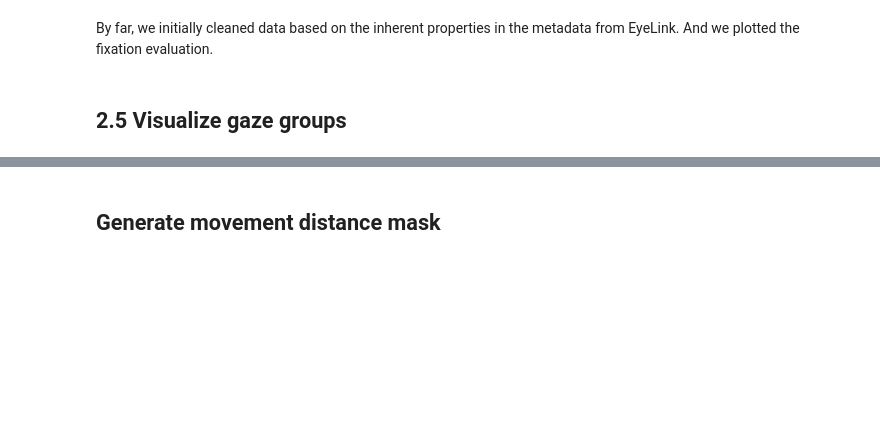
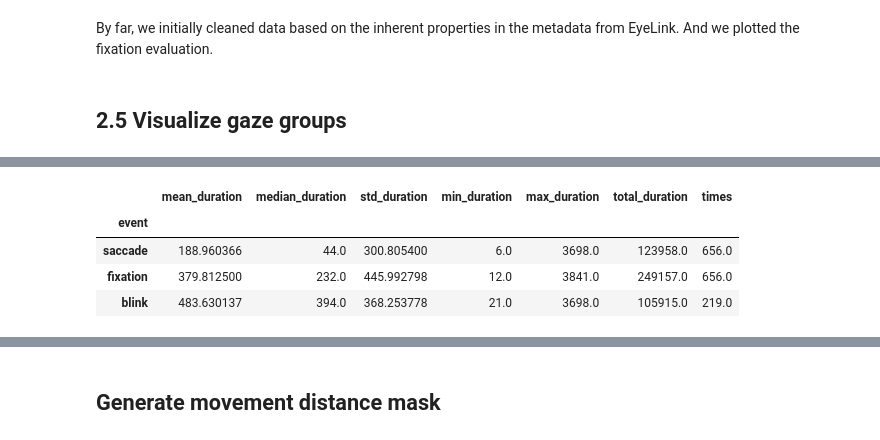
Before and after one commit to Evelyn92/hcph-sops-fork, a Jupyter notebook: code/mreye2p0_fixed/S2_et_notebook.ipynb, the cells around one changed output, grey strips where cells are left out. Saved outputs shown, nothing was run; the diff lists cells and outputs as text; code cells hidden in the pictures; blank space fills up the shorter version.

Commit message:
add stat info

```diff
--- a/code/mreye2p0_fixed/S2_et_notebook.ipynb
+++ b/code/mreye2p0_fixed/S2_et_notebook.ipynb
@@ -580,0 +581,98 @@ By far, we initially cleaned data based on the inherent properties in the metada
+# %%
+def to_builtin(value):
+    if isinstance(value, dict):
+        return {k: to_builtin(v) for k, v in value.items()}
+    if isinstance(value, list):
+        return [to_builtin(v) for v in value]
+    if isinstance(value, tuple):
+        return tuple(to_builtin(v) for v in value)
+    if isinstance(value, np.generic):
+        return value.item()
+    return value
+
+
+def identify_start_end_event(df, events):
+    event_dict = {}
+    df = df.reset_index(drop=True).copy()
+
+    for event in events:
+        if event not in df.columns:
+            raise KeyError(f"Missing event column: {event}")
+
+        event_shift = f"{event}_shift"
+        event_change = f"{event}_change"
+
+        df[event_shift] = df[event].shift(1, fill_value=0)
+        df[event_change] = df[event] - df[event_shift]
+
+        event_starts = df.index[df[event_change] == 1].tolist()
+        event_ends = df.index[df[event_change] == -1].tolist()
+
+        if len(event_starts) > len(event_ends) and int(df[event].iloc[-1]) == 1:
+            event_ends.append(df.index[-1])
+
+        event_durations = [end - start + 1 for start, end in zip(event_starts, event_ends)]
+        event_dict[f"num_{event}"] = len(event_starts)
+        event_dict[f"{event}_durations"] = event_durations
+
+    return event_dict
+
+
+def cal_event_stat(event_duration):
+    event_duration = np.asarray(event_duration)
+    if event_duration.size == 0:
+        return {
+            'mean_duration': np.nan,
+            'median_duration': np.nan,
+            'std_duration': np.nan,
+            'min_duration': np.nan,
+            'max_duration': np.nan,
+            'total_duration': 0,
+            'times': 0,
+        }
+
+    return {
+        'mean_duration': float(np.mean(event_duration)),
+        'median_duration': float(np.median(event_duration)),
+        'std_duration': float(np.std(event_duration)),
+        'min_duration': int(np.min(event_duration)),
+        'max_duration': int(np.max(event_duration)),
+        'total_duration': int(np.sum(event_duration)),
+        'times': int(len(event_duration)),
+    }
+
+
+events = ['saccade', 'fixation', 'blink']
+subject_event_dict = identify_start_end_event(coor_recording_LIBRE, events)
+subject_event_stat = {
+    event: cal_event_stat(subject_event_dict[f'{event}_durations'])
+    for event in events
+}
+
+subject_event_stat_df = pd.DataFrame(subject_event_stat).T
+subject_event_stat_df.index.name = 'event'
+display(subject_event_stat_df)
+
+output_stats_dir = Path('./output_figs') / subject_idx
+output_stats_dir.mkdir(parents=True, exist_ok=True)
+summary_file = output_stats_dir / '2_0_mreye_et_event_stats.json'
+with summary_file.open('w') as f:
+    json.dump(
+        to_builtin({
+            'subject_idx': subject_idx,
+            'event_stats': subject_event_stat,
+            'event_counts': {k: v for k, v in subject_event_dict.items() if k.startswith('num_')},
+        }),
+        f,
+        indent=2,
+    )
+
+print(f'Event statistics saved here: {summary_file}')
+for event in events:
+    print(f"{event}: {subject_event_stat[event]}")
+# %% [output]
+|  | mean_duration | median_duration | std_duration | min_duration | max_duration | total_duration | times |
+| event |  |  |  |  |  |  |  |
+| saccade | 188.960366 | 44.0 | 300.805400 | 6.0 | 3698.0 | 123958.0 | 656.0 |
+| fixation | 379.812500 | 232.0 | 445.992798 | 12.0 | 3841.0 | 249157.0 | 656.0 |
+| blink | 483.630137 | 394.0 | 368.253778 | 21.0 | 3698.0 | 105915.0 | 219.0 |
```
Also changed, not shown: parts of 32 cells of this notebook, 2 other files.
